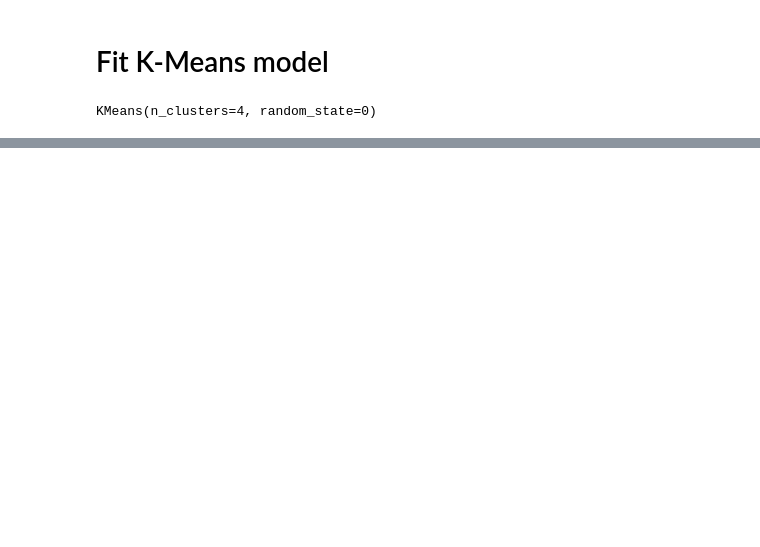
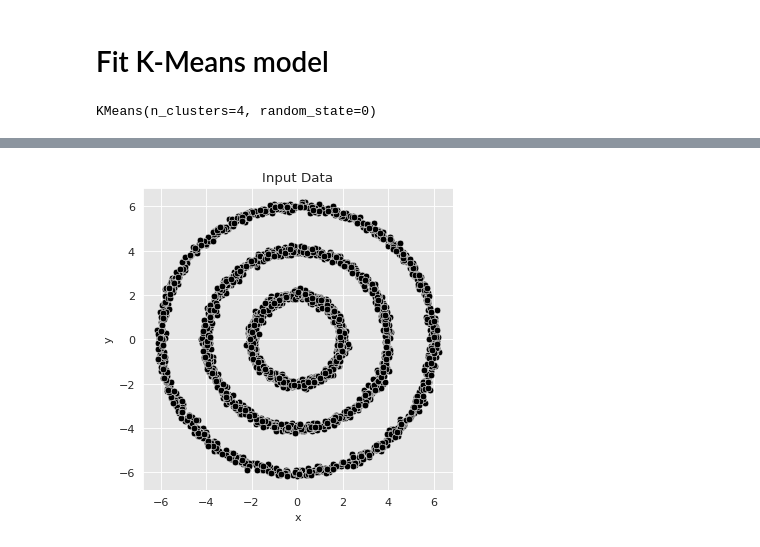
Before and after one commit to KyraZzz/spectral-clustering, a Jupyter notebook: spectral_clustering.ipynb, the cells around one changed output, grey strips where cells are left out. Saved outputs shown, nothing was run; the diff lists cells and outputs as text; code cells hidden in the pictures; blank space fills up the shorter version.

```diff
--- a/spectral_clustering.ipynb
+++ b/spectral_clustering.ipynb
@@ -112,0 +140,22 @@ plt.show()
+# %%
+# Set random state.
+rs = np.random.seed(25)
+
+def generate_circle_sample_data(r, n, sigma):
+    """Generate circle data with random Gaussian noise."""
+    angles = np.random.uniform(low=0, high=2*np.pi, size=n)
+
+    x_epsilon = np.random.normal(loc=0.0, scale=sigma, size=n)
+    y_epsilon = np.random.normal(loc=0.0, scale=sigma, size=n)
+
+    x = r*np.cos(angles) + x_epsilon
+    y = r*np.sin(angles) + y_epsilon
+    return x, y
+
+def generate_concentric_circles_data(param_list):
+    """Generates many circle data with random Gaussian noise."""
+    coordinates = [
+        generate_circle_sample_data(param[0], param[1], param[2])
+     for param in param_list
+    ]
+    return coordinates
@@ -112,0 +197,20 @@ plt.show()
+# %%
+from itertools import chain
+
+coordinates = coordinates_list[0]
+
+def data_frame_from_coordinates(coordinates):
+    """From coordinates to data frame."""
+    xs = chain(*[c[0] for c in coordinates])
+    ys = chain(*[c[1] for c in coordinates])
+
+    return pd.DataFrame(data={'x': xs, 'y': ys})
+
+data_df = data_frame_from_coordinates(coordinates)
+
+# Plot the input data.
+fig, ax = plt.subplots(figsize=(5,5))
+sns.scatterplot(x='x', y='y', color='black', data=data_df, ax=ax)
+ax.set(title='Input Data');
+# %% [output]
+[figure, added]
```
Also changed, not shown: parts of 35 cells of this notebook.
